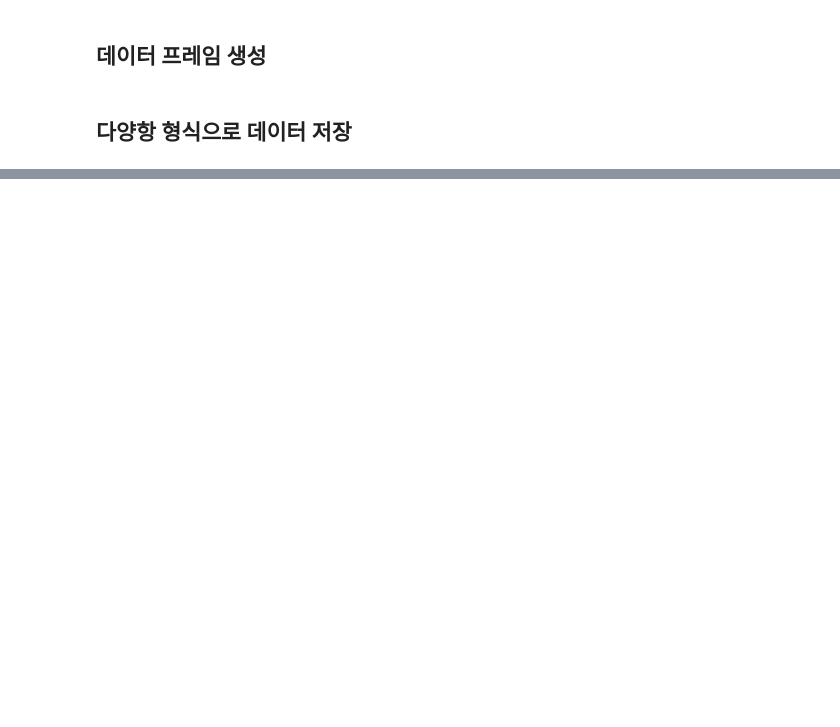
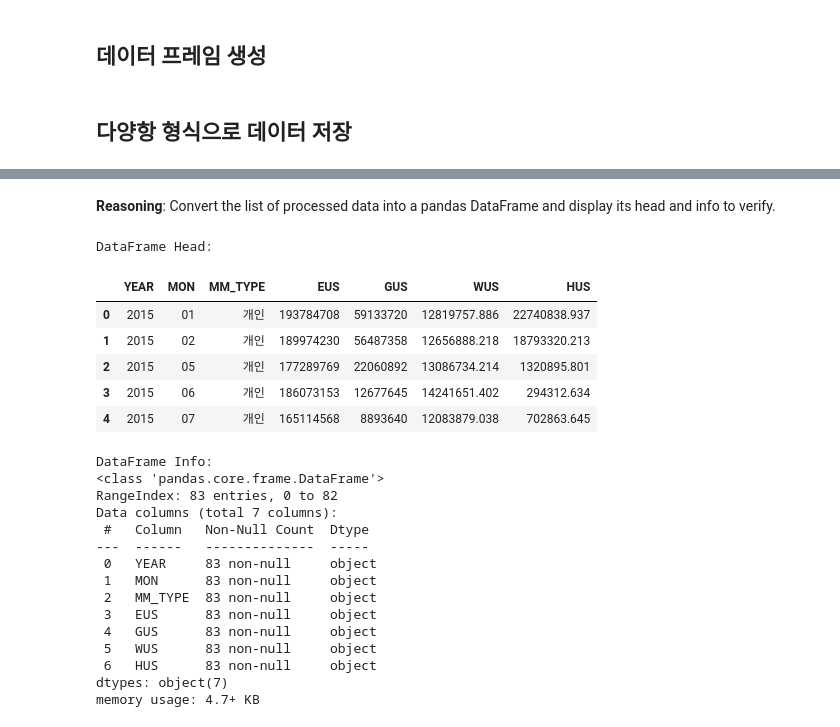
Before and after one commit to hr7git/Data-Analysis-with-Open-Source, a Jupyter notebook: 오픈소스_데이터_분석_5강.ipynb, the cells around one changed output, grey strips where cells are left out. Drawn from its saved outputs; the diff is of its cells as text; code cells hidden in the pictures; blank space fills up the shorter version.

```diff
--- a/오픈소스_데이터_분석_5강.ipynb
+++ b/오픈소스_데이터_분석_5강.ipynb
@@ -230,0 +280,12 @@ df.to_html('air_pollution.html')
+# %%
+url = 'http://openapi.seoul.go.kr:8088/5a6d4349626a756e35364a70467556/json/energyUseDataSummaryInfo/1/5/'
+api_key = '5a6d4349626a756e35364a70467556'
+
+def get_year_months():
+    year_months = []
+    for year in range(2015, 2024+1):
+        for month in range(1,12+1):
+            year_months.append(f'{year}{month:02d}')
+    return year_months
+
+year_months_list = get_year_months()
@@ -230,0 +338,16 @@ df.to_html('air_pollution.html')
+# %%
+processed_data = []
+
+for record in all_data:
+    processed_record = {
+        'YEAR': record.get('YEAR'),
+        'MON': record.get('MON'),
+        'MM_TYPE': record.get('MM_TYPE'),
+        'EUS': record.get('EUS'),
+        'GUS': record.get('GUS'),
+        'WUS': record.get('WUS'),
+        'HUS': record.get('HUS')
+    }
+    processed_data.append(processed_record)
+
+print(f"Processed {len(processed_data)} records.")
@@ -230,0 +361,32 @@ df.to_html('air_pollution.html')
+# %% [markdown]
+**Reasoning**:
+Convert the list of processed data into a pandas DataFrame and display its head and info to verify.
+# %%
+df_energy = pd.DataFrame(processed_data)
+print("DataFrame Head:")
+display(df_energy.head())
+print("\nDataFrame Info:")
+df_energy.info()
+# %% [output]
+DataFrame Head:
+|  | YEAR | MON | MM_TYPE | EUS | GUS | WUS | HUS |
+| 0 | 2015 | 01 | 개인 | 193784708 | 59133720 | 12819757.886 | 22740838.937 |
+| 1 | 2015 | 02 | 개인 | 189974230 | 56487358 | 12656888.218 | 18793320.213 |
+| 2 | 2015 | 05 | 개인 | 177289769 | 22060892 | 13086734.214 | 1320895.801 |
+| 3 | 2015 | 06 | 개인 | 186073153 | 12677645 | 14241651.402 | 294312.634 |
+| 4 | 2015 | 07 | 개인 | 165114568 | 8893640 | 12083879.038 | 702863.645 |
+DataFrame Info:
+<class 'pandas.core.frame.DataFrame'>
+RangeIndex: 83 entries, 0 to 82
+Data columns (total 7 columns):
+ #   Column   Non-Null Count  Dtype
+---  ------   --------------  -----
+ 0   YEAR     83 non-null     object
+ 1   MON      83 non-null     object
+ 2   MM_TYPE  83 non-null     object
+ 3   EUS      83 non-null     object
+ 4   GUS      83 non-null     object
+ 5   WUS      83 non-null     object
+ 6   HUS      83 non-null     object
+dtypes: object(7)
+memory usage: 4.7+ KB
```
Also changed, not shown: parts of 21 cells of this notebook.
